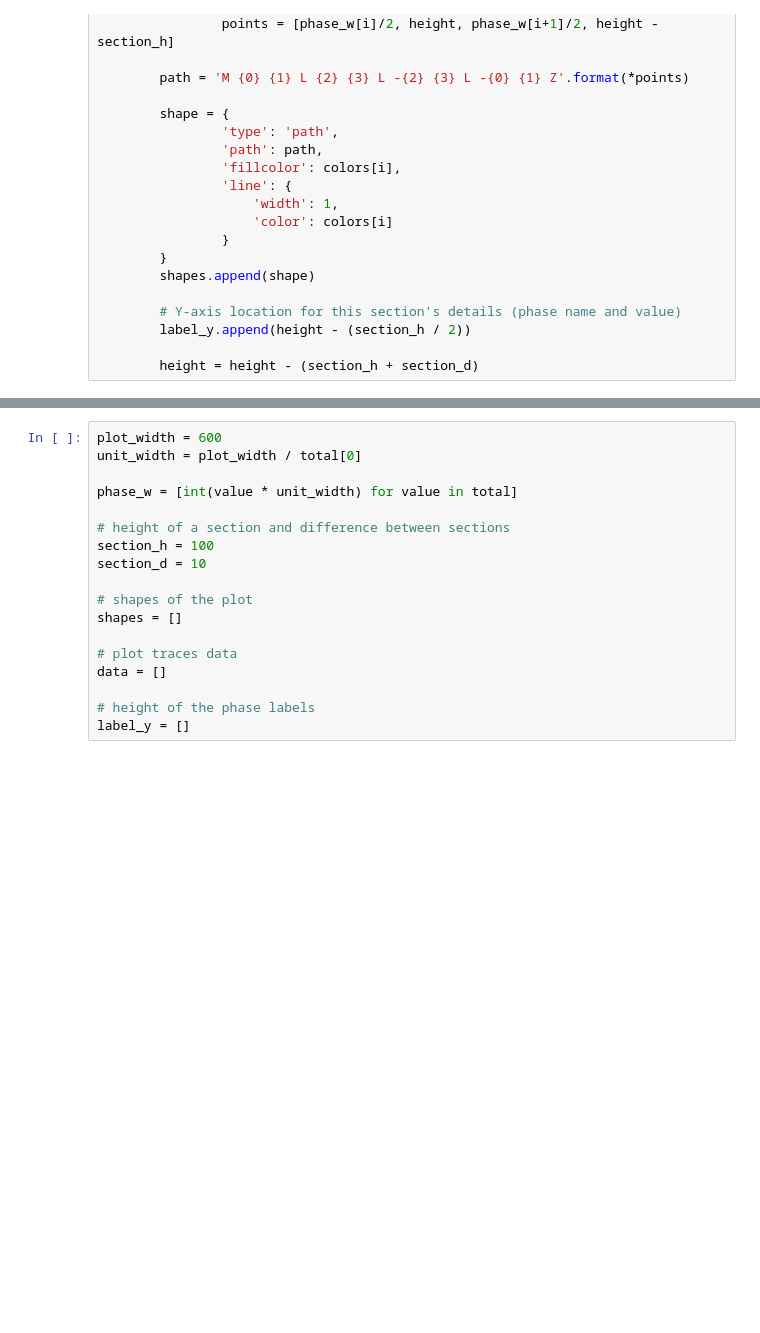
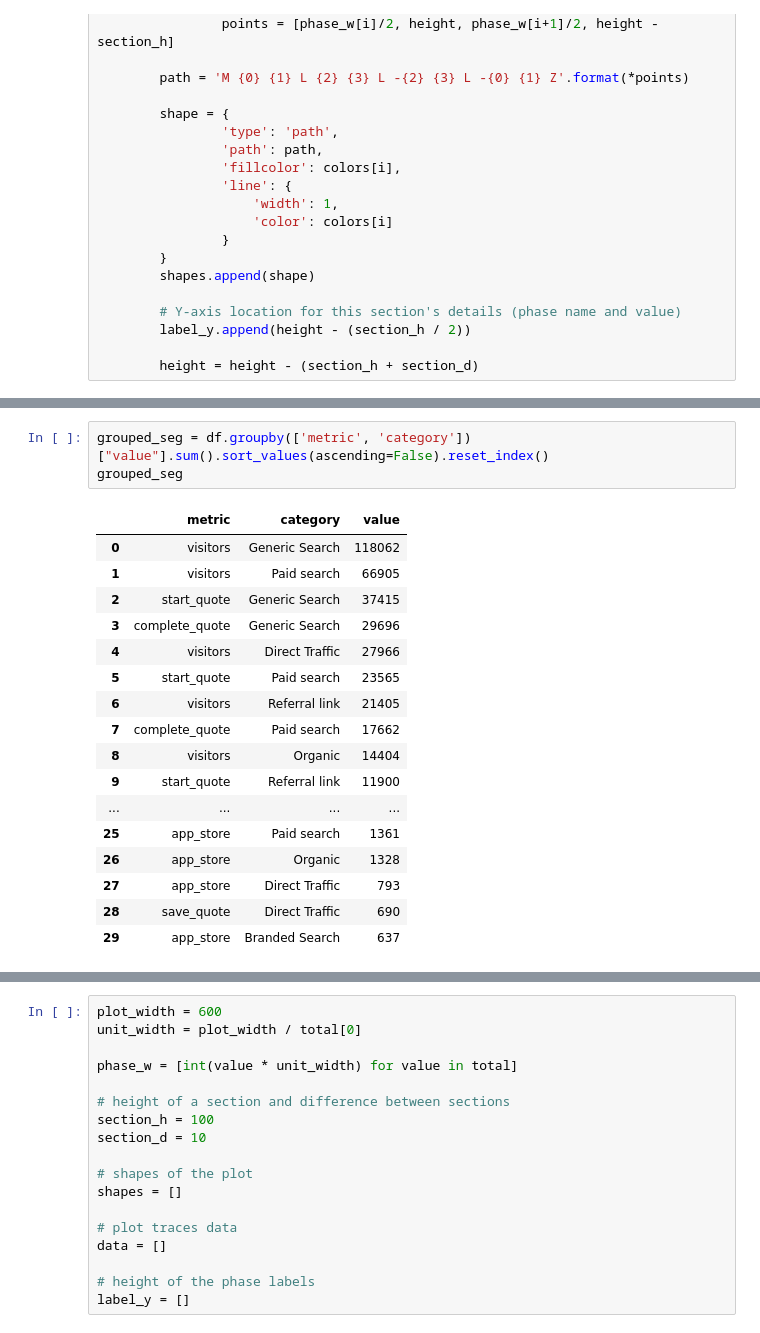
Before and after one commit to cgddrd/pureplanet-datasci, a Jupyter notebook: notebooks/Untitled.ipynb, the cells around one changed output, grey strips where cells are left out. Saved outputs shown, nothing was run; the diff lists cells and outputs as text; blank space fills up the shorter version.

```diff
--- a/notebooks/Untitled.ipynb
+++ b/notebooks/Untitled.ipynb
@@ -143,0 +379,21 @@ py.iplot(fig)
+# %%
+grouped_seg = df.groupby(['metric', 'category'])["value"].sum().sort_values(ascending=False).reset_index()
+grouped_seg
+# %% [output]
+|  | metric | category | value |
+| 0 | visitors | Generic Search | 118062 |
+| 1 | visitors | Paid search | 66905 |
+| 2 | start_quote | Generic Search | 37415 |
+| 3 | complete_quote | Generic Search | 29696 |
+| 4 | visitors | Direct Traffic | 27966 |
+| 5 | start_quote | Paid search | 23565 |
+| 6 | visitors | Referral link | 21405 |
+| 7 | complete_quote | Paid search | 17662 |
+| 8 | visitors | Organic | 14404 |
+| 9 | start_quote | Referral link | 11900 |
+| ... | ... | ... | ... |
+| 25 | app_store | Paid search | 1361 |
+| 26 | app_store | Organic | 1328 |
+| 27 | app_store | Direct Traffic | 793 |
+| 28 | save_quote | Direct Traffic | 690 |
+| 29 | app_store | Branded Search | 637 |
```
Also changed, not shown: parts of 22 cells of this notebook, 2 other files.
